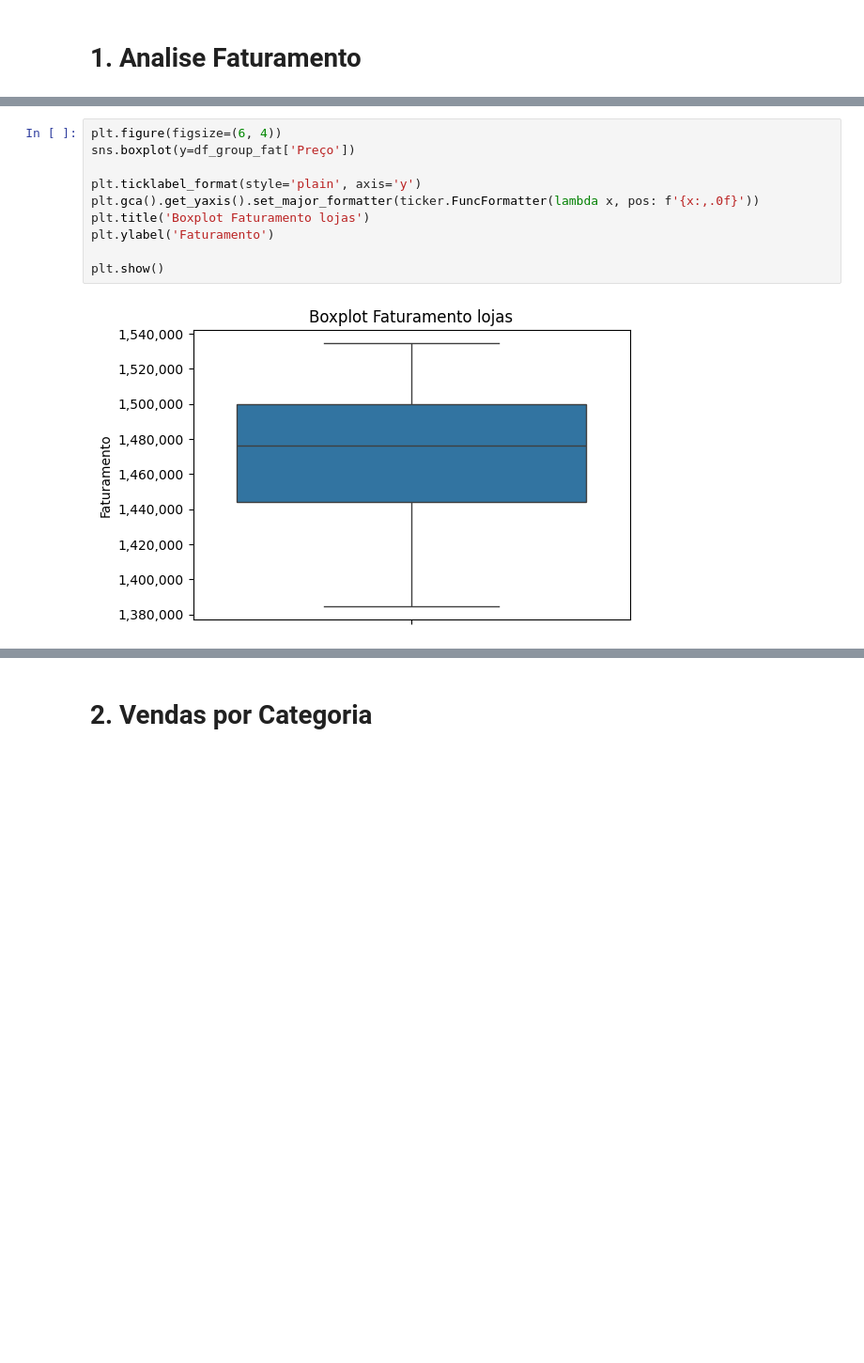
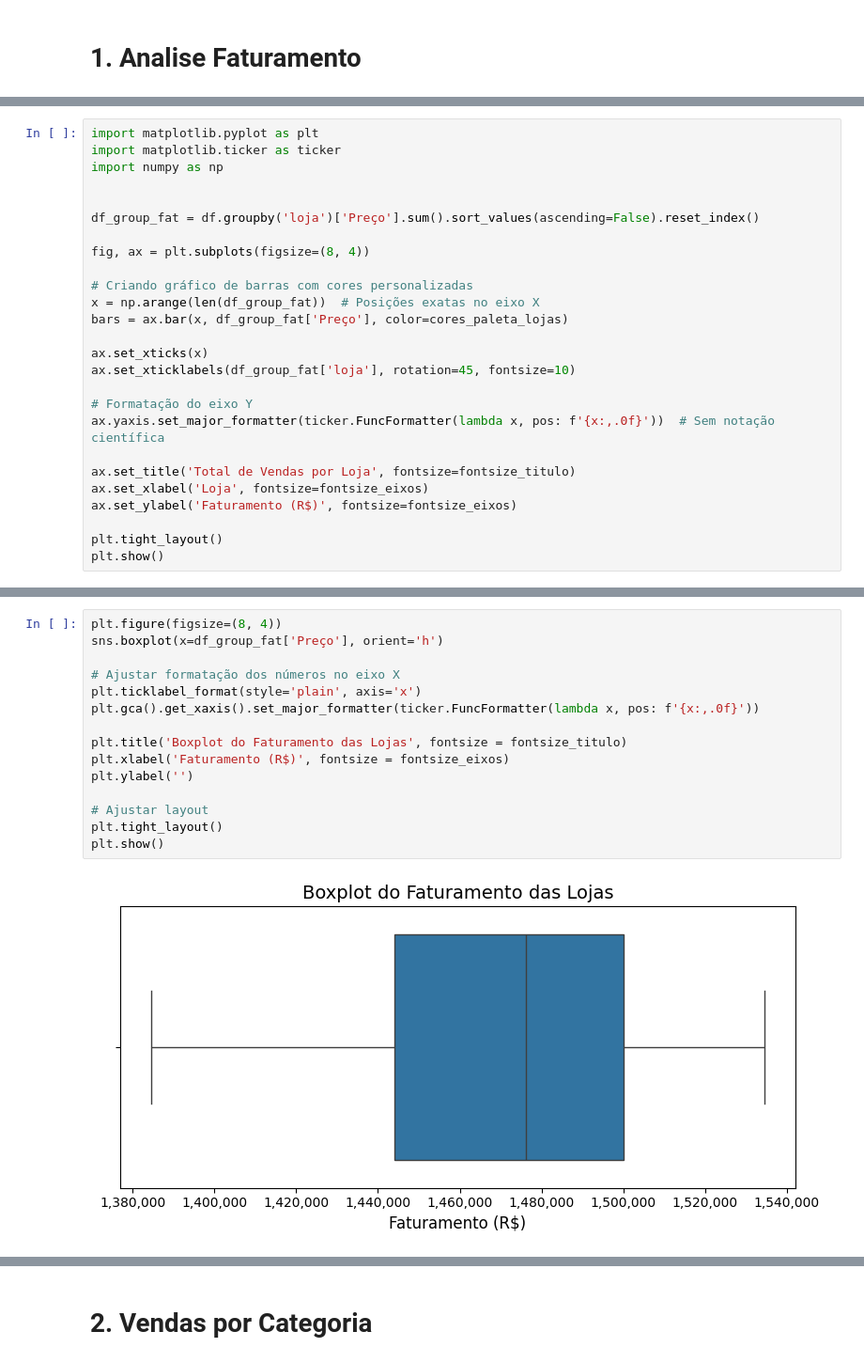
Before and after one commit to emilibohrer/alura_store, a Jupyter notebook: AluraStoreBr.ipynb, the cells around one changed output, grey strips where cells are left out. Shown at 94% size. Cells and saved outputs as stored; diff of their text form; blank space fills up the shorter version.

Commit message:
padronizacao plots

```diff
--- a/AluraStoreBr.ipynb
+++ b/AluraStoreBr.ipynb
@@ -107,0 +134,26 @@ plt.show()
+# %%
+import matplotlib.pyplot as plt
+import matplotlib.ticker as ticker
+import numpy as np
+
+
+df_group_fat = df.groupby('loja')['Preço'].sum().sort_values(ascending=False).reset_index()
+
+fig, ax = plt.subplots(figsize=(8, 4))
+
+# Criando gráfico de barras com cores personalizadas
+x = np.arange(len(df_group_fat))  # Posições exatas no eixo X
+bars = ax.bar(x, df_group_fat['Preço'], color=cores_paleta_lojas)
+
+ax.set_xticks(x)
+ax.set_xticklabels(df_group_fat['loja'], rotation=45, fontsize=10)
+
+# Formatação do eixo Y
+ax.yaxis.set_major_formatter(ticker.FuncFormatter(lambda x, pos: f'{x:,.0f}'))  # Sem notação científica
+
+ax.set_title('Total de Vendas por Loja', fontsize=fontsize_titulo)
+ax.set_xlabel('Loja', fontsize=fontsize_eixos)
+ax.set_ylabel('Faturamento (R$)', fontsize=fontsize_eixos)
+
+plt.tight_layout()
+plt.show()
@@ -108,15 +162,20 @@ plt.show()
 # %%
-plt.figure(figsize=(6, 4))
-sns.boxplot(y=df_group_fat['Preço'])
+plt.figure(figsize=(8, 4))
+sns.boxplot(x=df_group_fat['Preço'], orient='h')
 
-plt.ticklabel_format(style='plain', axis='y')
-plt.gca().get_yaxis().set_major_formatter(ticker.FuncFormatter(lambda x, pos: f'{x:,.0f}'))
-plt.title('Boxplot Faturamento lojas')
-plt.ylabel('Faturamento')
+# Ajustar formatação dos números no eixo X
+plt.ticklabel_format(style='plain', axis='x')
+plt.gca().get_xaxis().set_major_formatter(ticker.FuncFormatter(lambda x, pos: f'{x:,.0f}'))
 
+plt.title('Boxplot do Faturamento das Lojas', fontsize = fontsize_titulo)
+plt.xlabel('Faturamento (R$)', fontsize = fontsize_eixos)
+plt.ylabel('')
+
+# Ajustar layout
+plt.tight_layout()
 plt.show()
 # %% [output]
-[figure, old version]
+[figure, new version]
 # %%
 df_fat_loja = df.copy()
 df_fat_loja['Data da Compra'] = pd.to_datetime(df_fat_loja['Data da Compra'], format='%d/%m/%Y')
```
Also changed, not shown: parts of 44 cells of this notebook.
